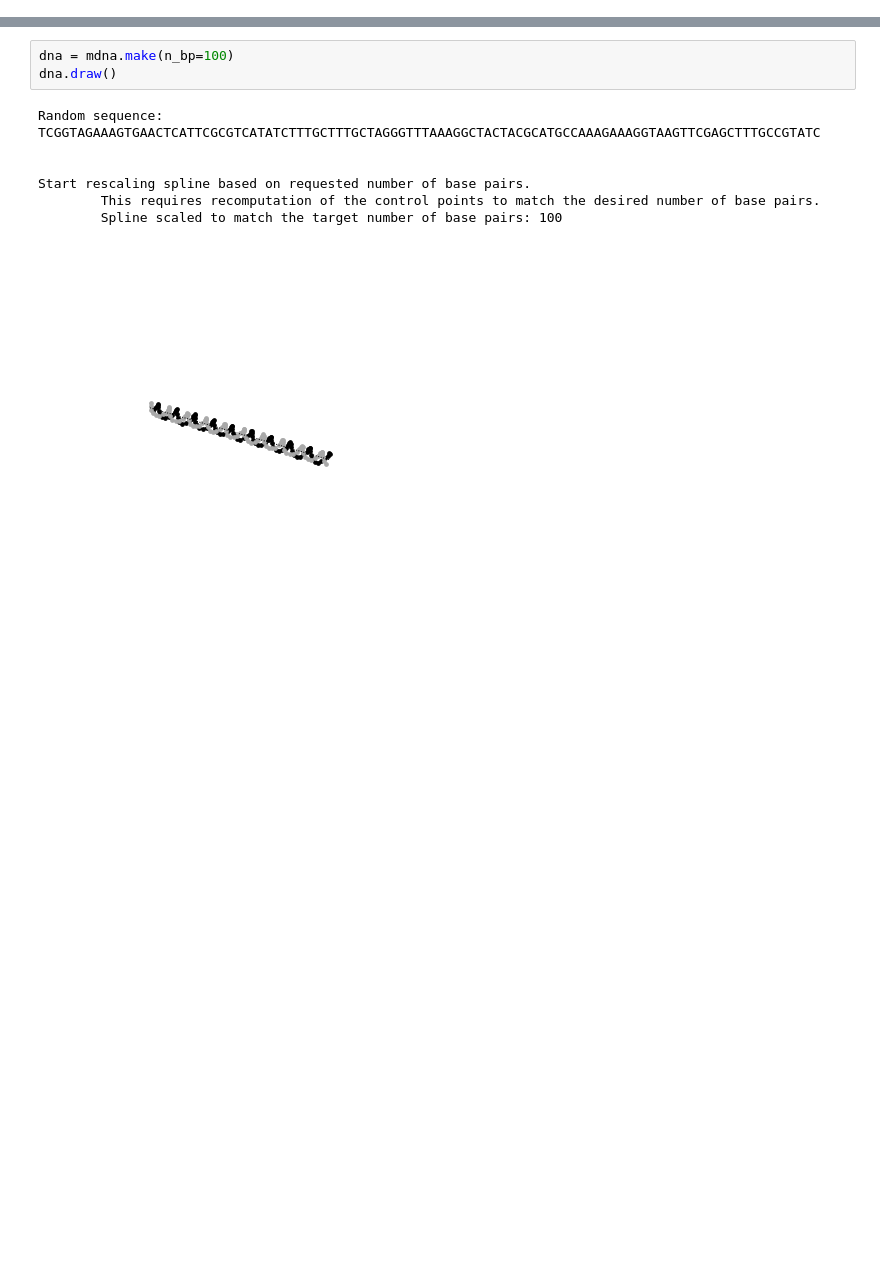
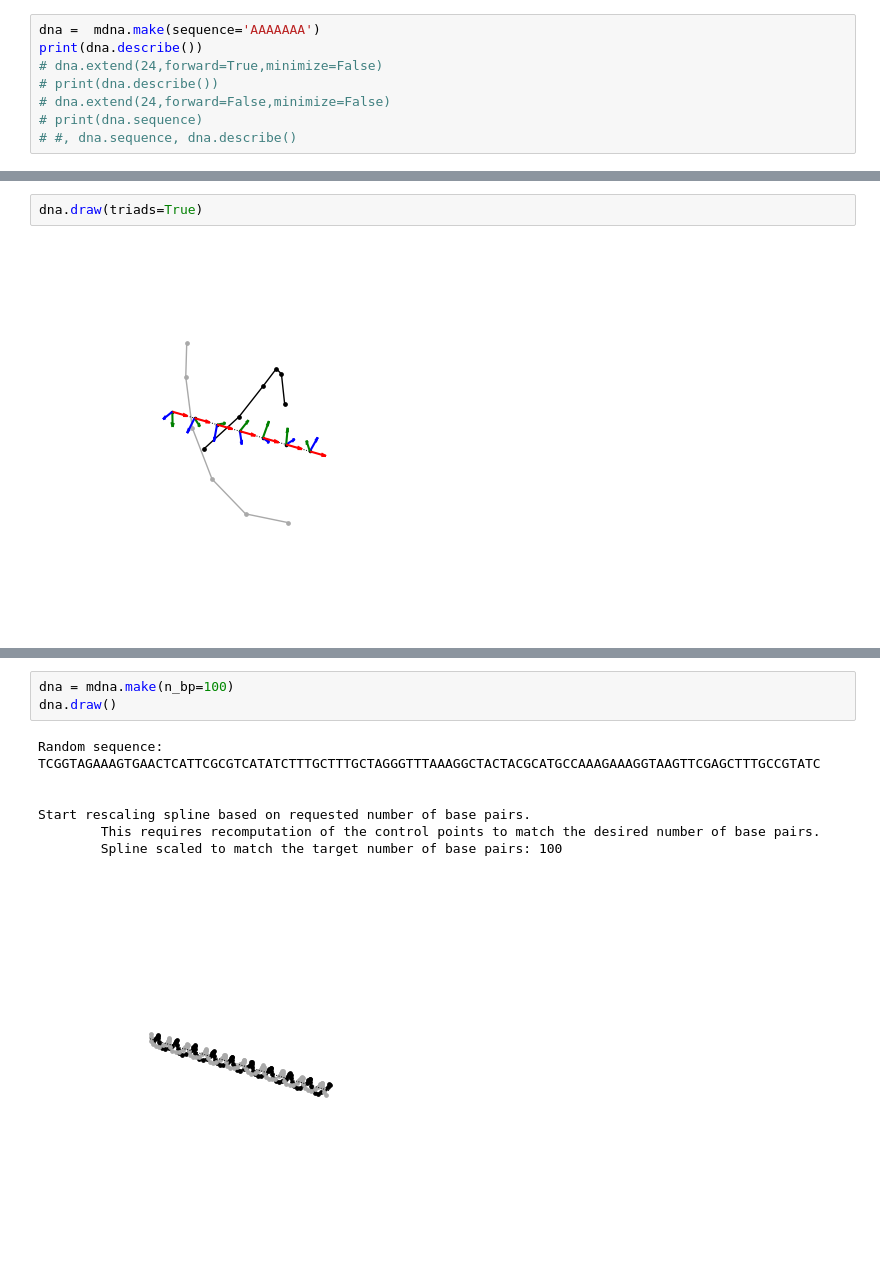
Before and after one commit to Heezch/mdna, a Jupyter notebook: studies/_orchestrate/demo.ipynb, the cells around one changed output, grey strips where cells are left out. Cells and saved outputs as stored; diff of their text form; blank space fills up the shorter version.

```diff
--- a/studies/_orchestrate/demo.ipynb
+++ b/studies/_orchestrate/demo.ipynb
@@ -16,0 +245,8 @@ The autoreload extension is already loaded. To reload it, use:
+# %%
+dna =  mdna.make(sequence='AAAAAAA')
+print(dna.describe())
+# dna.extend(24,forward=True,minimize=False)
+# print(dna.describe())
+# dna.extend(24,forward=False,minimize=False)
+# print(dna.sequence)
+# #, dna.sequence, dna.describe()
@@ -16,0 +271,4 @@ The autoreload extension is already loaded. To reload it, use:
+# %%
+dna.draw(triads=True)
+# %% [output]
+[figure, added]
```
Also changed, not shown: parts of 20 cells of this notebook, 2 other files.
